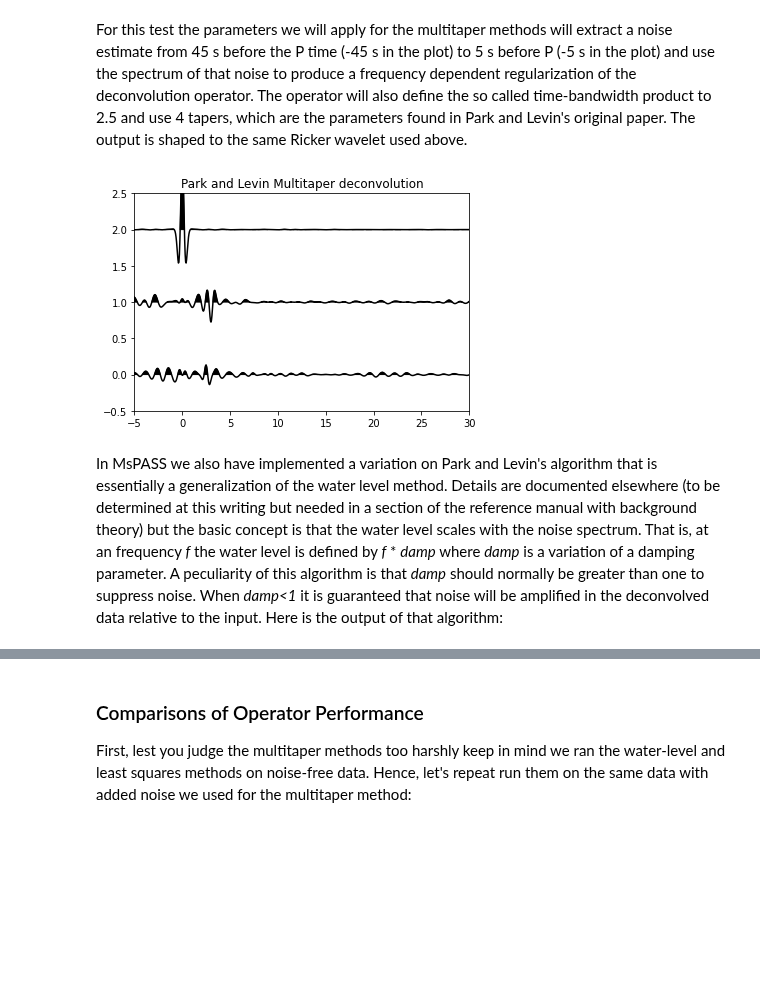
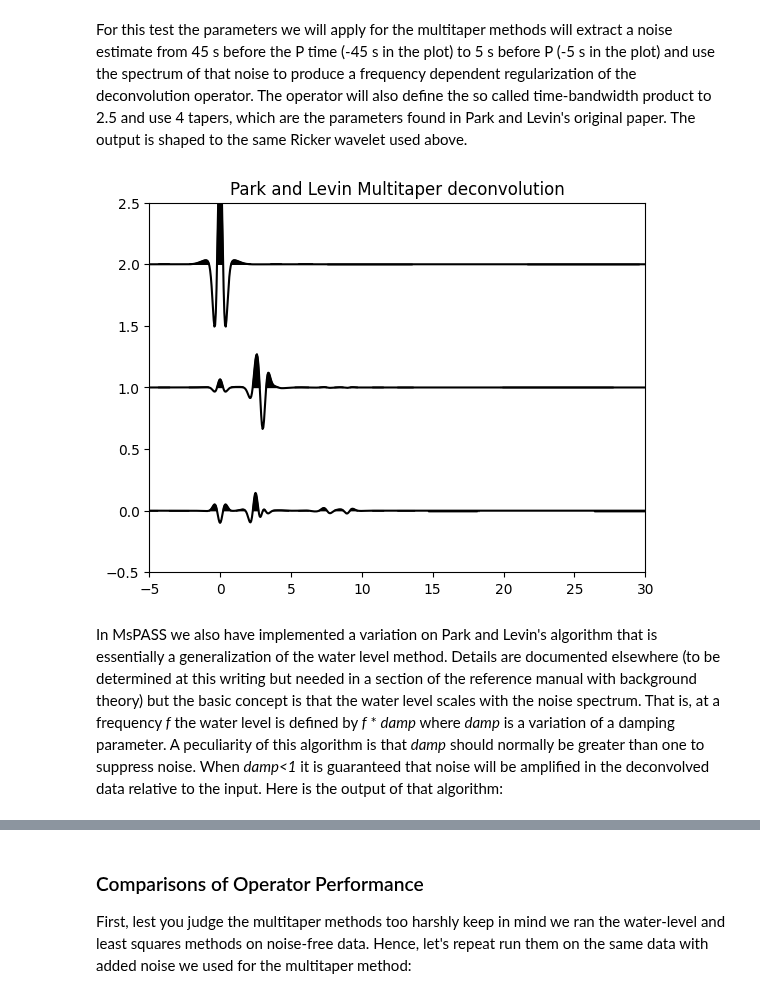
Before and after one commit to mspass-team/mspass_tutorial, a Jupyter notebook: notebooks/deconvolution_tutorial.ipynb, the cells around one changed output, grey strips where cells are left out. Cells and saved outputs as stored; diff of their text form; code cells hidden in the pictures; blank space fills up the shorter version.

```diff
--- a/notebooks/deconvolution_tutorial.ipynb
+++ b/notebooks/deconvolution_tutorial.ipynb
@@ -122,13 +107,12 @@ plt.show()
 # %% [markdown]
 For this test the parameters we will apply for the multitaper methods will extract a noise estimate from 45 s before the P time (-45 s in the plot) to 5 s before P (-5 s in the plot) and use the spectrum of that noise to produce a frequency dependent regularization of the deconvolution operator.  The operator will also define the so called time-bandwidth product to 2.5 and use 4 tapers, which are the parameters found in Park and Levin's original paper.   The output is shaped to the same Ricker wavelet used above.
 # %%
-mtxcproc=RFdeconProcessor(alg="MultiTaperXcor")
-decondata=RFdecon(mtxcproc,dwn)
+decondata=RFdecon(d,alg="MultiTaperXcor")
 plotter.title="Park and Levin Multitaper deconvolution"
 plotter.plot(decondata)
 plt.show()
 # %% [output]
-[figure, old version]
+[figure, new version]
 # %% [markdown]
-In MsPASS we also have implemented a variation on Park and Levin's algorithm that is essentially a generalization of the water level method.   Details are documented elsewhere (to be determined at this writing but needed in a section of the reference manual with background theory) but the basic concept is that the water level scales with the noise spectrum.  That is, at an frequency *f* the water level is defined by *f* * *damp* where *damp* is a variation of a damping parameter.   A peculiarity of this algorithm is that *damp* should normally be greater than one to suppress noise.   When *damp<1* it is guaranteed that noise will be amplified in the deconvolved data relative to the input.  Here is the output of that algorithm:
+In MsPASS we also have implemented a variation on Park and Levin's algorithm that is essentially a generalization of the water level method.   Details are documented elsewhere (to be determined at this writing but needed in a section of the reference manual with background theory) but the basic concept is that the water level scales with the noise spectrum.  That is, at a frequency *f* the water level is defined by *f* * *damp* where *damp* is a variation of a damping parameter.   A peculiarity of this algorithm is that *damp* should normally be greater than one to suppress noise.   When *damp<1* it is guaranteed that noise will be amplified in the deconvolved data relative to the input.  Here is the output of that algorithm:
 # %%
```
Also changed, not shown: parts of 21 cells of this notebook, 6 other files.
